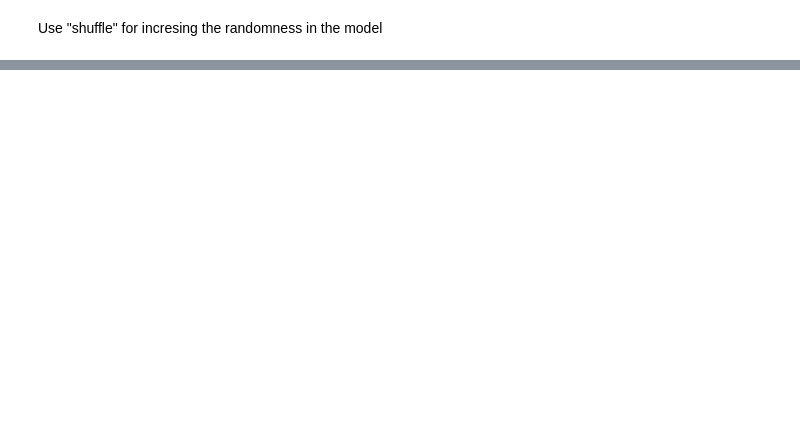
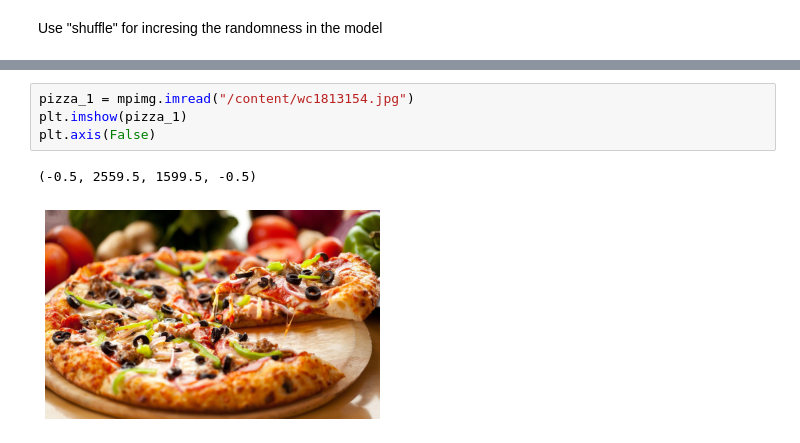
Before and after one commit to Priyo-prog/Deep-Learning-with-Tensorflow, a Jupyter notebook: Computer Vision and Convolutional Neural Network in Tensorflow/Introduction_to_computer_vision_with_Tensorflow.ipynb, the cells around one changed output, grey strips where cells are left out. Saved outputs shown, nothing was run; the diff lists cells and outputs as text; blank space fills up the shorter version.

```diff
--- a/Computer Vision and Convolutional Neural Network in Tensorflow/Introduction_to_computer_vision_with_Tensorflow.ipynb
+++ b/Computer Vision and Convolutional Neural Network in Tensorflow/Introduction_to_computer_vision_with_Tensorflow.ipynb
@@ -811,0 +835,7 @@ plot_loss_curves(history_5)
+# %%
+pizza_1 = mpimg.imread("/content/wc1813154.jpg")
+plt.imshow(pizza_1)
+plt.axis(False)
+# %% [output]
+(-0.5, 2559.5, 1599.5, -0.5)
+[figure, added]
```
Also changed, not shown: parts of 22 cells of this notebook.
